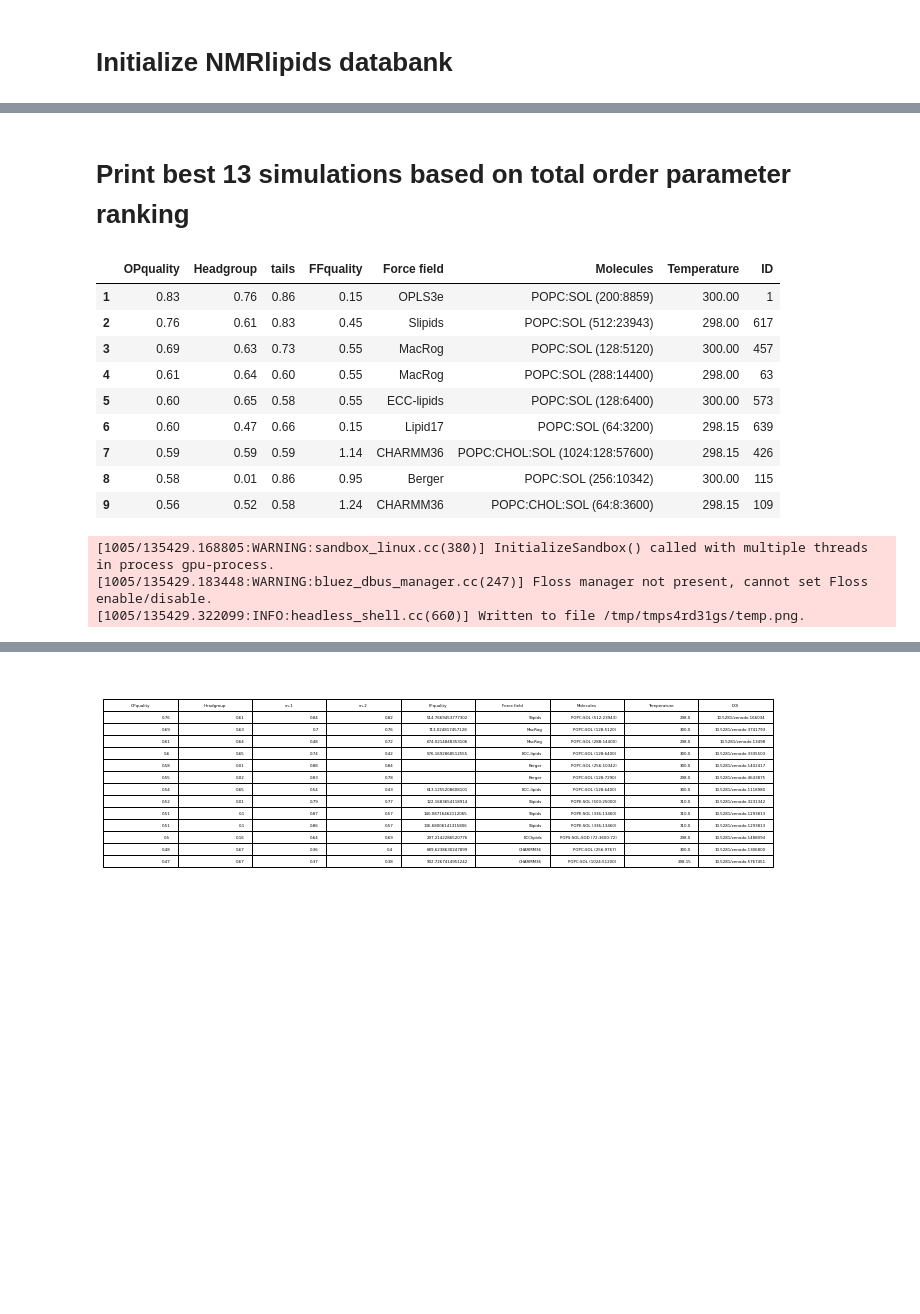
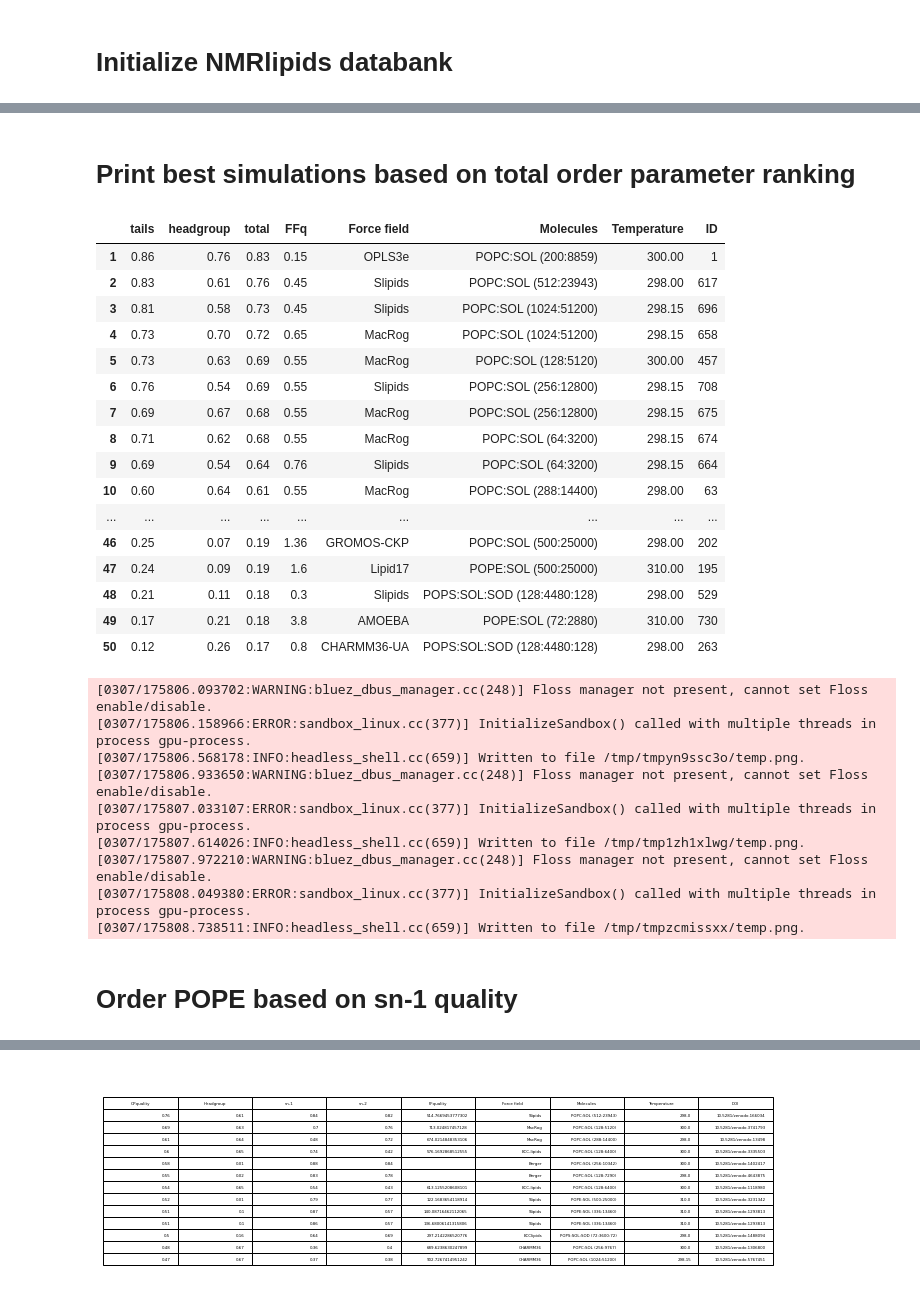
Before and after one commit to NMRLipids/DataBankManuscriptText, a Jupyter notebook: Figures/scripts/RankingTable.ipynb, the cells around one changed output, grey strips where cells are left out. Drawn from its saved outputs; the diff is of its cells as text; code cells hidden in the pictures; blank space fills up the shorter version.

```diff
--- a/Figures/scripts/RankingTable.ipynb
+++ b/Figures/scripts/RankingTable.ipynb
@@ -137,7 +137,7 @@ ShowTable(ranking,'POPS')
 | 7 | 0 | 0 | 0 | 0 | Berger | POPS:SOL:SOD (128:4480:128) | (128:4480:128) | 298.0 | ... |
 | 8 | 0 | 0 | 0 | 0 | Lipid17 (Dang ions) | POPS:SOL:SOD (72:3600:72) | (72:3600:72) | 298.0 | ... |
 # %% [markdown]
-# Print best 13 simulations based on total order parameter ranking
+# Print best simulations based on total order parameter ranking
 # %%
 with open(NMRlipidsDataBankFolder + 'Data/Ranking/SYSTEM_total_Ranking.json') as file:
     ranking = json.load(file)
@@ -147,53 +147,68 @@ TotalRanking = []
 index = 0
 for i in ranking:
     dictToBeAdded = {}
-    dictToBeAdded['OPquality'] = i['TotalQuality']['total']
-    dictToBeAdded['Headgroup'] = i['TotalQuality']['headgroup']
     dictToBeAdded['tails'] = i['TotalQuality']['tails']
+    dictToBeAdded['headgroup'] = i['TotalQuality']['headgroup']
+    dictToBeAdded['total'] = i['TotalQuality']['total']
     #dictToBeAdded['sn-2'] = i['TotalQuality']['sn-2']
     try:
-        dictToBeAdded['FFquality'] = i['TotalQuality']['FFQuality']
+        dictToBeAdded['FFq'] = i['TotalQuality']['FFQuality']
     except:
-        dictToBeAdded['FFquality'] = ''
+        dictToBeAdded['FFq'] = ''
 
     if i['system']['FF'] in lipid17:
         dictToBeAdded['Force field'] = 'lipid17'
     elif i['system']['FF'] in gromosCKP:
         dictToBeAdded['Force field'] = 'GROMOS-CKP'
     elif i['system']['FF'] in ECClipids:
          dictToBeAdded['Force field'] = 'ECClipids'
     elif i['system']['FF'] in lipid17ff99:
             dictToBeAdded['Force field'] = 'Lipid17 (ff99 ions)'
     elif i['system']['FF'] in lipid17dang:
         dictToBeAdded['Force field'] = 'Lipid17 (Dang ions)'
     elif i['system']['FF'] in BergerHoljte:
         dictToBeAdded['Force field'] = 'Berger/Höltje'
     else:
         dictToBeAdded['Force field'] = i['TotalQuality']['Forcefield']
 
     dictToBeAdded['Molecules'] = i['TotalQuality']['Molecules'] + i['TotalQuality']['Number of molecules']
     dictToBeAdded['Temperature'] = i['TotalQuality']['Temperature']
     dictToBeAdded['ID'] = i['TotalQuality']['ID']
-    if index < 9:
+    if index < 50:
         TotalRanking.append(dictToBeAdded)
     index += 1
 
 TR = pd.json_normalize(TotalRanking)
 TR.index = TR.index + 1
 display(TR)
 dfi.export(TR,"TotalRanking.png")
 # %% [output]
-|  | OPquality | Headgroup | tails | FFquality | Force field | Molecules | Temperature | ID |
-| 1 | 0.83 | 0.76 | 0.86 | 0.15 | OPLS3e | POPC:SOL (200:8859) | 300.00 | 1 |
-| 2 | 0.76 | 0.61 | 0.83 | 0.45 | Slipids | POPC:SOL (512:23943) | 298.00 | 617 |
-| 3 | 0.69 | 0.63 | 0.73 | 0.55 | MacRog | POPC:SOL (128:5120) | 300.00 | 457 |
-| 4 | 0.61 | 0.64 | 0.60 | 0.55 | MacRog | POPC:SOL (288:14400) | 298.00 | 63 |
-| 5 | 0.60 | 0.65 | 0.58 | 0.55 | ECC-lipids | POPC:SOL (128:6400) | 300.00 | 573 |
-| 6 | 0.60 | 0.47 | 0.66 | 0.15 | Lipid17 | POPC:SOL (64:3200) | 298.15 | 639 |
-| 7 | 0.59 | 0.59 | 0.59 | 1.14 | CHARMM36 | POPC:CHOL:SOL (1024:128:57600) | 298.15 | 426 |
-| 8 | 0.58 | 0.01 | 0.86 | 0.95 | Berger | POPC:SOL (256:10342) | 300.00 | 115 |
-| 9 | 0.56 | 0.52 | 0.58 | 1.24 | CHARMM36 | POPC:CHOL:SOL (64:8:3600) | 298.15 | 109 |
+|  | tails | headgroup | total | FFq | Force field | Molecules | Temperature | ID |
+| 1 | 0.86 | 0.76 | 0.83 | 0.15 | OPLS3e | POPC:SOL (200:8859) | 300.00 | 1 |
+| 2 | 0.83 | 0.61 | 0.76 | 0.45 | Slipids | POPC:SOL (512:23943) | 298.00 | 617 |
+| 3 | 0.81 | 0.58 | 0.73 | 0.45 | Slipids | POPC:SOL (1024:51200) | 298.15 | 696 |
+| 4 | 0.73 | 0.70 | 0.72 | 0.65 | MacRog | POPC:SOL (1024:51200) | 298.15 | 658 |
+| 5 | 0.73 | 0.63 | 0.69 | 0.55 | MacRog | POPC:SOL (128:5120) | 300.00 | 457 |
+| 6 | 0.76 | 0.54 | 0.69 | 0.55 | Slipids | POPC:SOL (256:12800) | 298.15 | 708 |
+| 7 | 0.69 | 0.67 | 0.68 | 0.55 | MacRog | POPC:SOL (256:12800) | 298.15 | 675 |
+| 8 | 0.71 | 0.62 | 0.68 | 0.55 | MacRog | POPC:SOL (64:3200) | 298.15 | 674 |
+| 9 | 0.69 | 0.54 | 0.64 | 0.76 | Slipids | POPC:SOL (64:3200) | 298.15 | 664 |
+| 10 | 0.60 | 0.64 | 0.61 | 0.55 | MacRog | POPC:SOL (288:14400) | 298.00 | 63 |
+| ... | ... | ... | ... | ... | ... | ... | ... | ... |
+| 46 | 0.25 | 0.07 | 0.19 | 1.36 | GROMOS-CKP | POPC:SOL (500:25000) | 298.00 | 202 |
+| 47 | 0.24 | 0.09 | 0.19 | 1.6 | Lipid17 | POPE:SOL (500:25000) | 310.00 | 195 |
+| 48 | 0.21 | 0.11 | 0.18 | 0.3 | Slipids | POPS:SOL:SOD (128:4480:128) | 298.00 | 529 |
+| 49 | 0.17 | 0.21 | 0.18 | 3.8 | AMOEBA | POPE:SOL (72:2880) | 310.00 | 730 |
+| 50 | 0.12 | 0.26 | 0.17 | 0.8 | CHARMM36-UA | POPS:SOL:SOD (128:4480:128) | 298.00 | 263 |
-[1005/135429.168805:WARNING:sandbox_linux.cc(380)] InitializeSandbox() called with multiple threads in process gpu-process.
-[1005/135429.183448:WARNING:bluez_dbus_manager.cc(247)] Floss manager not present, cannot set Floss enable/disable.
-[1005/135429.322099:INFO:headless_shell.cc(660)] Written to file /tmp/tmps4rd31gs/temp.png.
+[0307/175806.093702:WARNING:bluez_dbus_manager.cc(248)] Floss manager not present, cannot set Floss enable/disable.
+[0307/175806.158966:ERROR:sandbox_linux.cc(377)] InitializeSandbox() called with multiple threads in process gpu-process.
+[0307/175806.568178:INFO:headless_shell.cc(659)] Written to file /tmp/tmpyn9ssc3o/temp.png.
+[0307/175806.933650:WARNING:bluez_dbus_manager.cc(248)] Floss manager not present, cannot set Floss enable/disable.
+[0307/175807.033107:ERROR:sandbox_linux.cc(377)] InitializeSandbox() called with multiple threads in process gpu-process.
+[0307/175807.614026:INFO:headless_shell.cc(659)] Written to file /tmp/tmp1zh1xlwg/temp.png.
+[0307/175807.972210:WARNING:bluez_dbus_manager.cc(248)] Floss manager not present, cannot set Floss enable/disable.
+[0307/175808.049380:ERROR:sandbox_linux.cc(377)] InitializeSandbox() called with multiple threads in process gpu-process.
+[0307/175808.738511:INFO:headless_shell.cc(659)] Written to file /tmp/tmpzcmissxx/temp.png.
+# %% [markdown]
+# Order POPE based on sn-1 quality
 # %%
```
Also changed, not shown: parts of 9 cells of this notebook, 7 other files.
